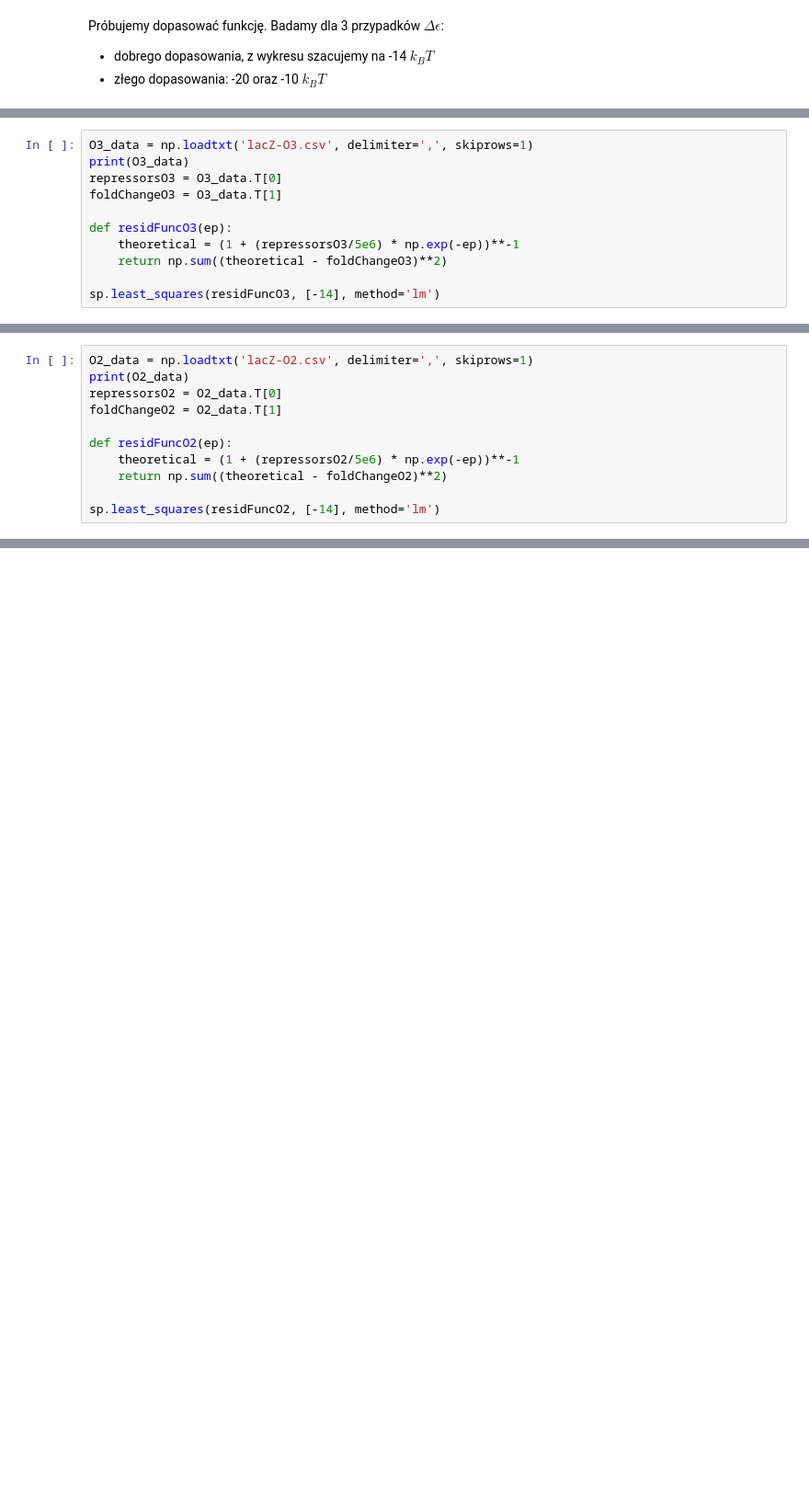
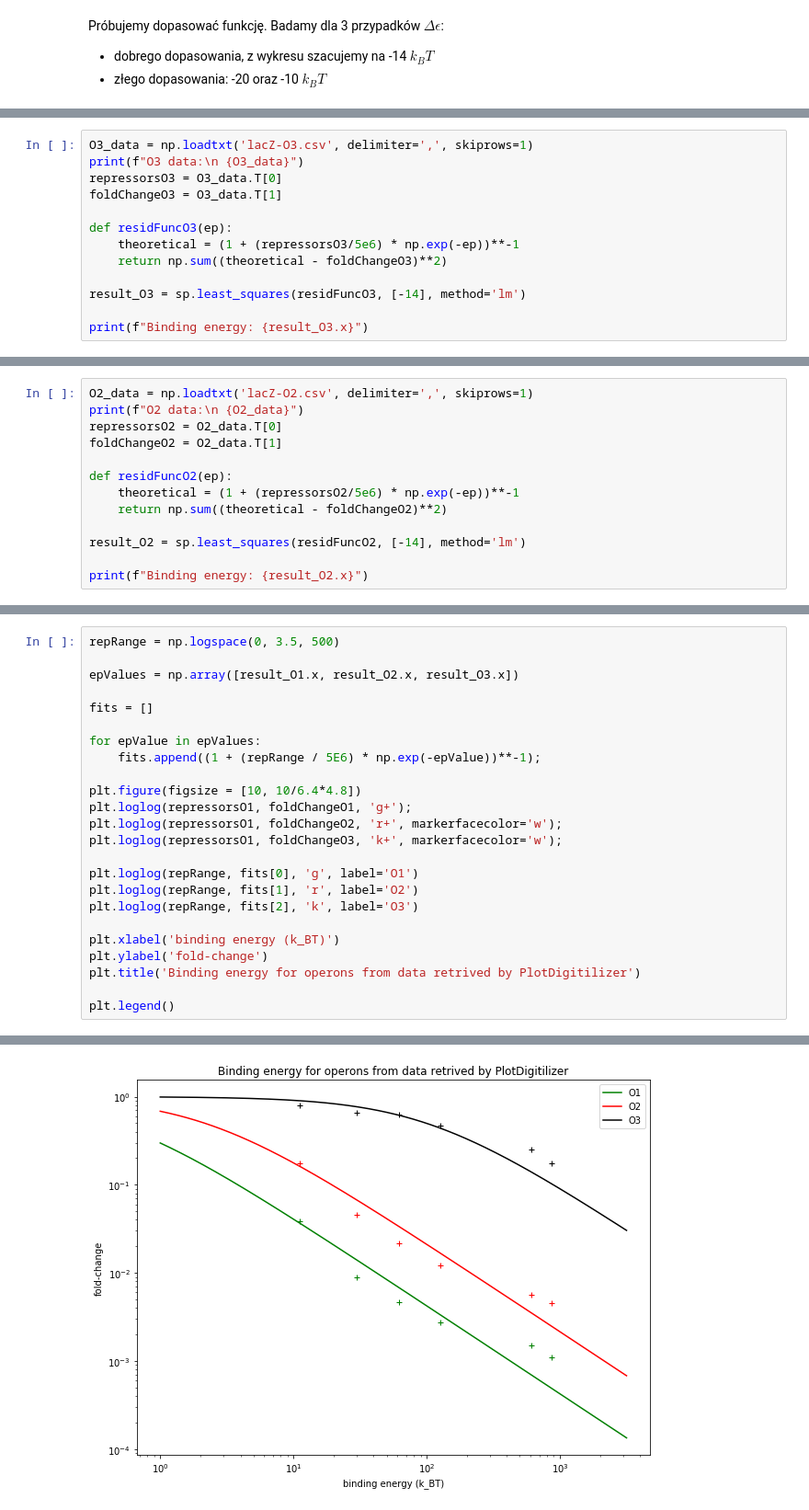
Before and after one commit to cudek/wbbbib-biologia-syntetyczna-cw5, a Jupyter notebook: cw2/DNA-binding-energy-estimation.ipynb, the cells around one changed output, grey strips where cells are left out. Shown at 92% size. Cells and saved outputs as stored; diff of their text form; blank space fills up the shorter version.

```diff
--- a/cw2/DNA-binding-energy-estimation.ipynb
+++ b/cw2/DNA-binding-energy-estimation.ipynb
@@ -182,6 +186,6 @@ sp.least_squares(residFuncO1, [-14], method='lm')
 # %%
 O3_data = np.loadtxt('lacZ-O3.csv', delimiter=',', skiprows=1)
-print(O3_data)
+print(f"O3 data:\n {O3_data}")
 repressorsO3 = O3_data.T[0]
 foldChangeO3 = O3_data.T[1]
 
@@ -189,5 +193,7 @@ def residFuncO3(ep):
     theoretical = (1 + (repressorsO3/5e6) * np.exp(-ep))**-1
     return np.sum((theoretical - foldChangeO3)**2)
 
-sp.least_squares(residFuncO3, [-14], method='lm')
+result_O3 = sp.least_squares(residFuncO3, [-14], method='lm')
+
+print(f"Binding energy: {result_O3.x}")
 # %% [output]
@@ -212,6 +216,6 @@ sp.least_squares(residFuncO3, [-14], method='lm')
 # %%
 O2_data = np.loadtxt('lacZ-O2.csv', delimiter=',', skiprows=1)
-print(O2_data)
+print(f"O2 data:\n {O2_data}")
 repressorsO2 = O2_data.T[0]
 foldChangeO2 = O2_data.T[1]
 
@@ -219,5 +223,7 @@ def residFuncO2(ep):
     theoretical = (1 + (repressorsO2/5e6) * np.exp(-ep))**-1
     return np.sum((theoretical - foldChangeO2)**2)
 
-sp.least_squares(residFuncO2, [-14], method='lm')
+result_O2 = sp.least_squares(residFuncO2, [-14], method='lm')
+
+print(f"Binding energy: {result_O2.x}")
 # %% [output]
@@ -246,0 +238,25 @@ sp.least_squares(residFuncO2, [-14], method='lm')
+# %%
+repRange = np.logspace(0, 3.5, 500)
+
+epValues = np.array([result_O1.x, result_O2.x, result_O3.x])
+
+fits = []
+
+for epValue in epValues:
+    fits.append((1 + (repRange / 5E6) * np.exp(-epValue))**-1);
+
+plt.figure(figsize = [10, 10/6.4*4.8])
+plt.loglog(repressorsO1, foldChangeO1, 'g+');
+plt.loglog(repressorsO1, foldChangeO2, 'r+', markerfacecolor='w');
+plt.loglog(repressorsO1, foldChangeO3, 'k+', markerfacecolor='w');
+
+plt.loglog(repRange, fits[0], 'g', label='O1')
+plt.loglog(repRange, fits[1], 'r', label='O2')
+plt.loglog(repRange, fits[2], 'k', label='O3')
+
+plt.xlabel('binding energy (k_BT)')
+plt.ylabel('fold-change')
+plt.title('Binding energy for operons from data retrived by PlotDigitilizer')
+
+plt.legend()
+# %% [output]
@@ -246,0 +264 @@ sp.least_squares(residFuncO2, [-14], method='lm')
+[figure, added]
```
Also changed, not shown: parts of 17 cells of this notebook, 3 other files.
